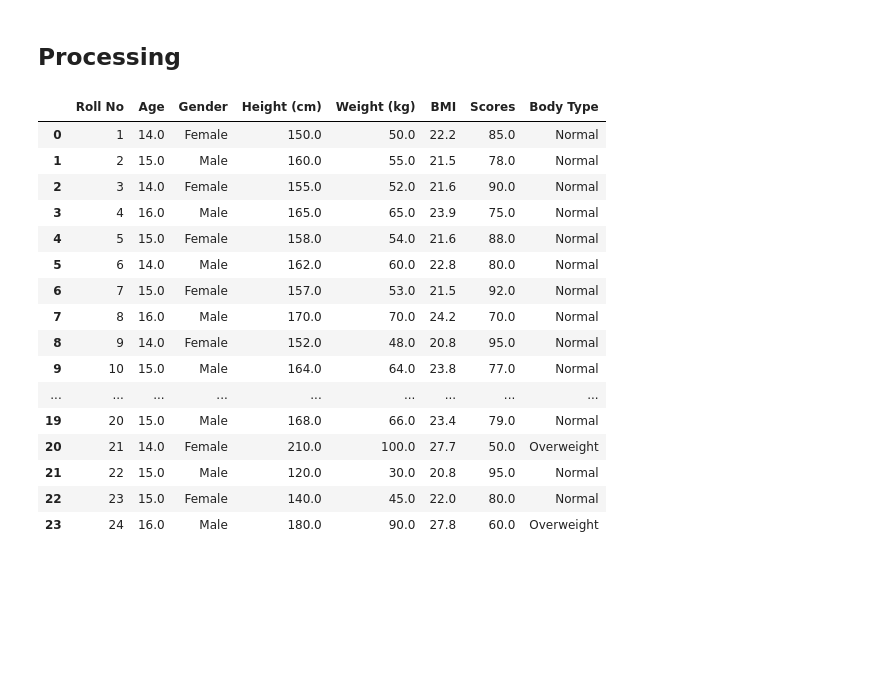
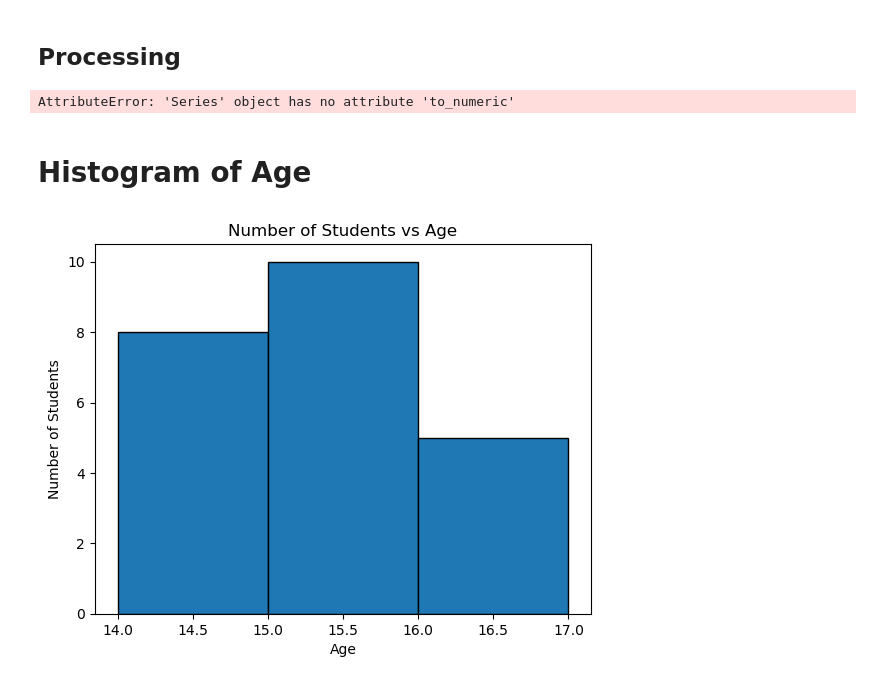
Before and after one commit to SrivathsaNadig/Analytics-Practice, a Jupyter notebook: Height Weight/classstatsdata.ipynb, the cells around one changed output. Saved outputs shown, nothing was run; the diff lists cells and outputs as text; code cells hidden in the pictures; blank space fills up the shorter version.

```diff
--- a/Height Weight/classstatsdata.ipynb
+++ b/Height Weight/classstatsdata.ipynb
@@ -80,23 +75,8 @@ print(class_df)
 23       24  16.0    Male        180.0         90.0  27.8    60.0  Overweight
 # %% [markdown]
 <h2>Processing</h2>
-# %%
-class_df
-# %% [output]
-|  | Roll No | Age | Gender | Height (cm) | Weight (kg) | BMI | Scores | Body Type |
-| 0 | 1 | 14.0 | Female | 150.0 | 50.0 | 22.2 | 85.0 | Normal |
-| 1 | 2 | 15.0 | Male | 160.0 | 55.0 | 21.5 | 78.0 | Normal |
-| 2 | 3 | 14.0 | Female | 155.0 | 52.0 | 21.6 | 90.0 | Normal |
-| 3 | 4 | 16.0 | Male | 165.0 | 65.0 | 23.9 | 75.0 | Normal |
-| 4 | 5 | 15.0 | Female | 158.0 | 54.0 | 21.6 | 88.0 | Normal |
-| 5 | 6 | 14.0 | Male | 162.0 | 60.0 | 22.8 | 80.0 | Normal |
-| 6 | 7 | 15.0 | Female | 157.0 | 53.0 | 21.5 | 92.0 | Normal |
-| 7 | 8 | 16.0 | Male | 170.0 | 70.0 | 24.2 | 70.0 | Normal |
-| 8 | 9 | 14.0 | Female | 152.0 | 48.0 | 20.8 | 95.0 | Normal |
-| 9 | 10 | 15.0 | Male | 164.0 | 64.0 | 23.8 | 77.0 | Normal |
-| ... | ... | ... | ... | ... | ... | ... | ... | ... |
-| 19 | 20 | 15.0 | Male | 168.0 | 66.0 | 23.4 | 79.0 | Normal |
-| 20 | 21 | 14.0 | Female | 210.0 | 100.0 | 27.7 | 50.0 | Overweight |
-| 21 | 22 | 15.0 | Male | 120.0 | 30.0 | 20.8 | 95.0 | Normal |
-| 22 | 23 | 15.0 | Female | 140.0 | 45.0 | 22.0 | 80.0 | Normal |
-| 23 | 24 | 16.0 | Male | 180.0 | 90.0 | 27.8 | 60.0 | Overweight |
+# %%
+class_df
+class_df['Age'].to_numeric(s, downcast="integer")
+# %% [output]
+AttributeError: 'Series' object has no attribute 'to_numeric'
@@ -102,0 +85,15 @@ class_df
+# %% [markdown]
+<h1>Histogram of Age
+</h1>
+# %%
+df=class_df
+df['Age'].fillna(0).astype('int')
+
+
+plt.hist(df['Age'], bins=[14, 15, 16, 17], edgecolor='black')
+plt.title("Number of Students vs Age")
+plt.xlabel("Age")
+plt.ylabel("Number of Students")
+plt.show()
+# %% [output]
+[figure, added]
```
Also changed, not shown: parts of 5 cells of this notebook.
